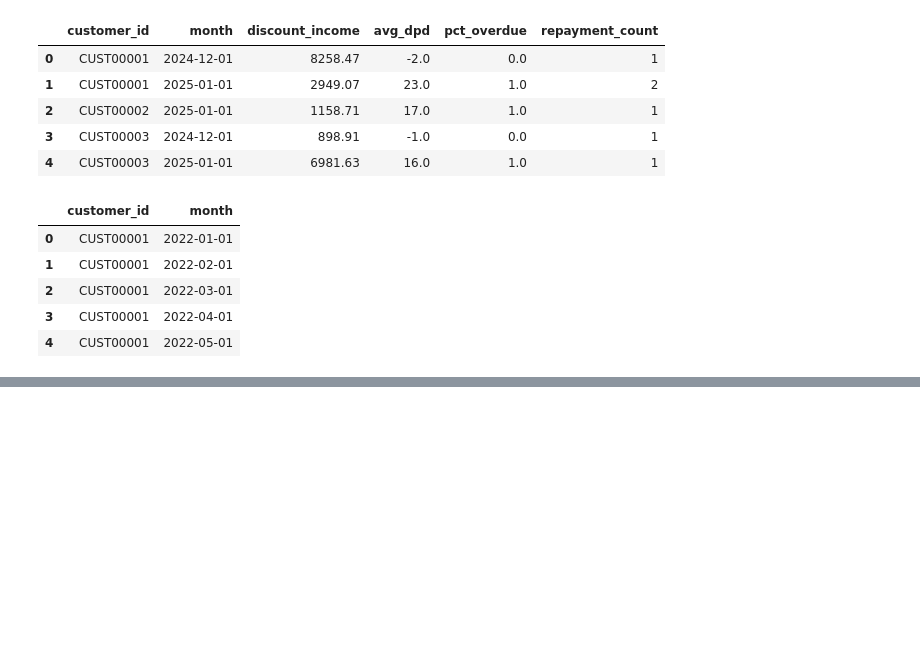
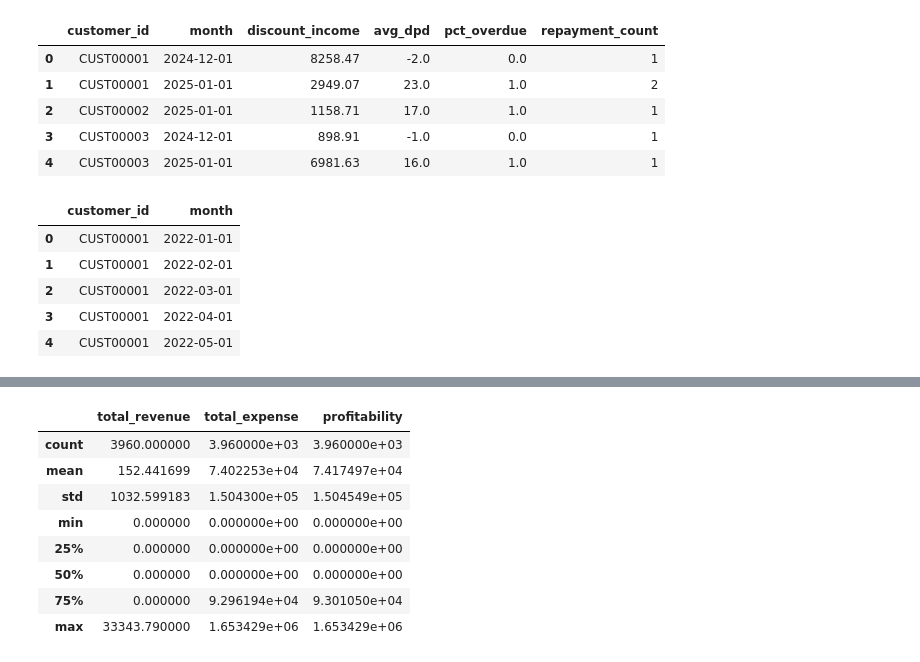
Before and after one commit to Bibhuti-MLAI/Time-Series-Forcasting, a Jupyter notebook: Revenue_Forcasting.ipynb, the cells around one changed output, grey strips where cells are left out. Drawn from its saved outputs; the diff is of its cells as text; code cells hidden in the pictures; blank space fills up the shorter version.

```diff
--- a/Revenue_Forcasting.ipynb
+++ b/Revenue_Forcasting.ipynb
@@ -434,0 +426,24 @@ panel.head(100)
+# %%
+panel["total_revenue"] = panel["discount_income"] + panel["fee_income"]
+
+FUNDING_RATE_ANNUAL = 0.08
+OPS_COST_PER_TXN = 150
+CREDIT_COST_RATE = 0.015
+
+panel["funding_cost"] = panel["invoice_value"] * (FUNDING_RATE_ANNUAL/12)
+panel["ops_cost"] = (panel["invoice_count"] + panel["payment_count"]) * OPS_COST_PER_TXN
+panel["credit_cost"] = panel["invoice_value"] + panel["pct_overdue"] * CREDIT_COST_RATE
+panel["total_expense"] = panel["funding_cost"] + panel["ops_cost"] +panel["credit_cost"]
+
+panel["profitability"] = panel["total_revenue"] +panel["total_expense"]
+panel[["total_revenue" , "total_expense" , "profitability"]].describe()
+# %% [output]
+|  | total_revenue | total_expense | profitability |
+| count | 3960.000000 | 3.960000e+03 | 3.960000e+03 |
+| mean | 152.441699 | 7.402253e+04 | 7.417497e+04 |
+| std | 1032.599183 | 1.504300e+05 | 1.504549e+05 |
+| min | 0.000000 | 0.000000e+00 | 0.000000e+00 |
+| 25% | 0.000000 | 0.000000e+00 | 0.000000e+00 |
+| 50% | 0.000000 | 0.000000e+00 | 0.000000e+00 |
+| 75% | 0.000000 | 9.296194e+04 | 9.301050e+04 |
+| max | 33343.790000 | 1.653429e+06 | 1.653429e+06 |
```
Also changed, not shown: parts of 6 cells of this notebook.
